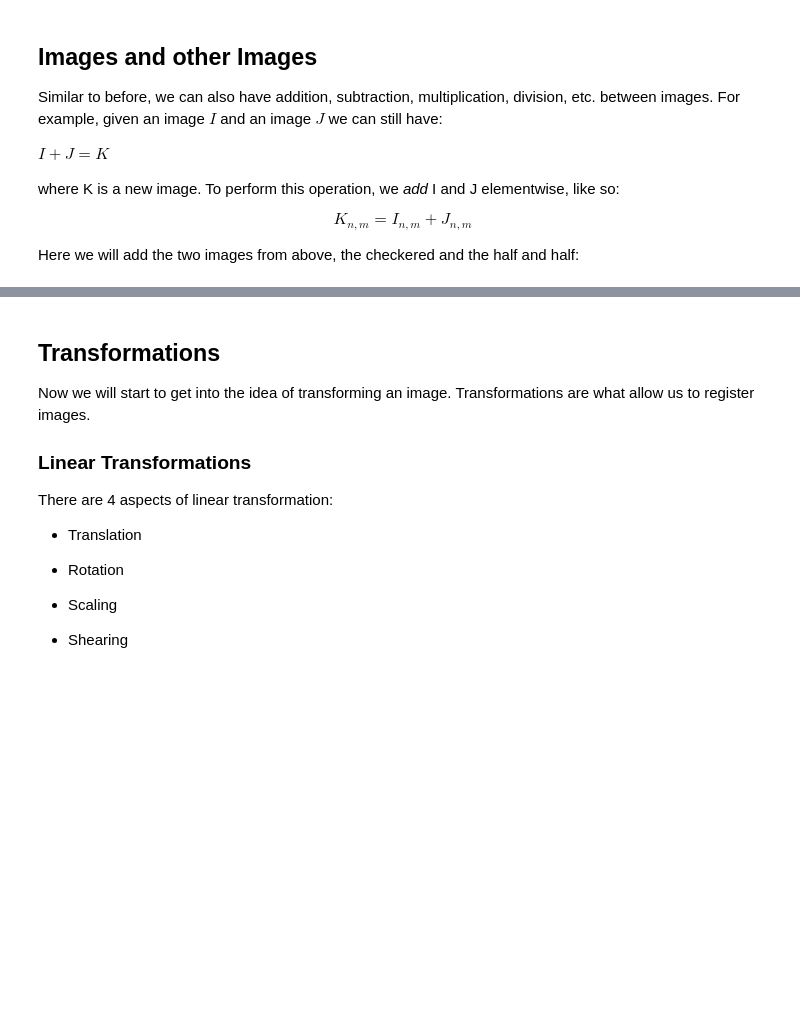
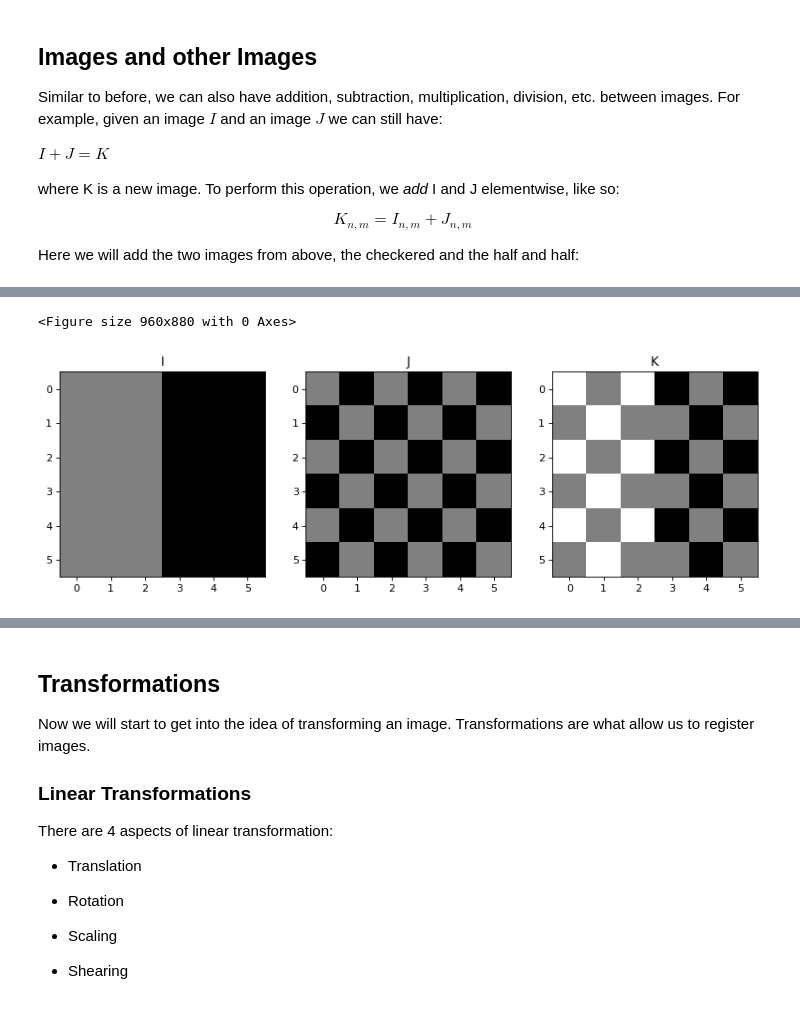
Before and after one commit to dasturge/notebooks, a Jupyter notebook: dcanImageMathIntro.ipynb, the cells around one changed output, grey strips where cells are left out. Drawn from its saved outputs; the diff is of its cells as text; code cells hidden in the pictures; blank space fills up the shorter version.

```diff
--- a/dcanImageMathIntro.ipynb
+++ b/dcanImageMathIntro.ipynb
@@ -189,0 +239,12 @@ Note that there are now three distinct values in the matrix: 2, 1, 0, and three
+# %%
+# modify the line below for whatever calculation you want to see
+K = I + J
+
+
+fig=plt.figure(figsize=(12, 11), dpi= 80, facecolor='w', edgecolor='k')
+mx = np.concatenate((I, J, K)).flatten().max()
+mn = np.concatenate((I, J, K)).flatten().min()
+plot_ijk(I, J, K, vm=(mn, mx))
+# %% [output]
+<Figure size 960x880 with 0 Axes>
+[figure, added]
```
Also changed, not shown: parts of 23 cells of this notebook, 1 other file.
